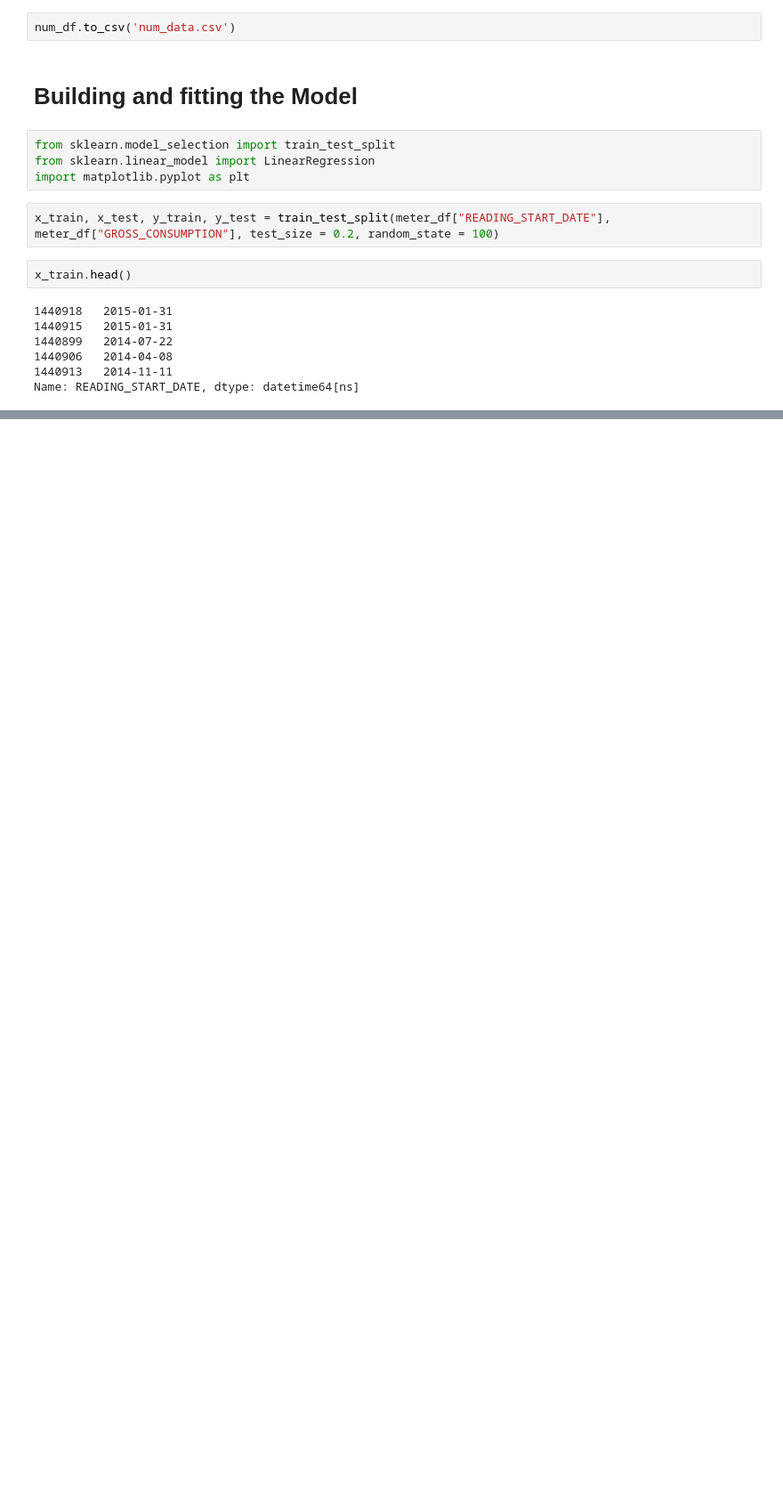
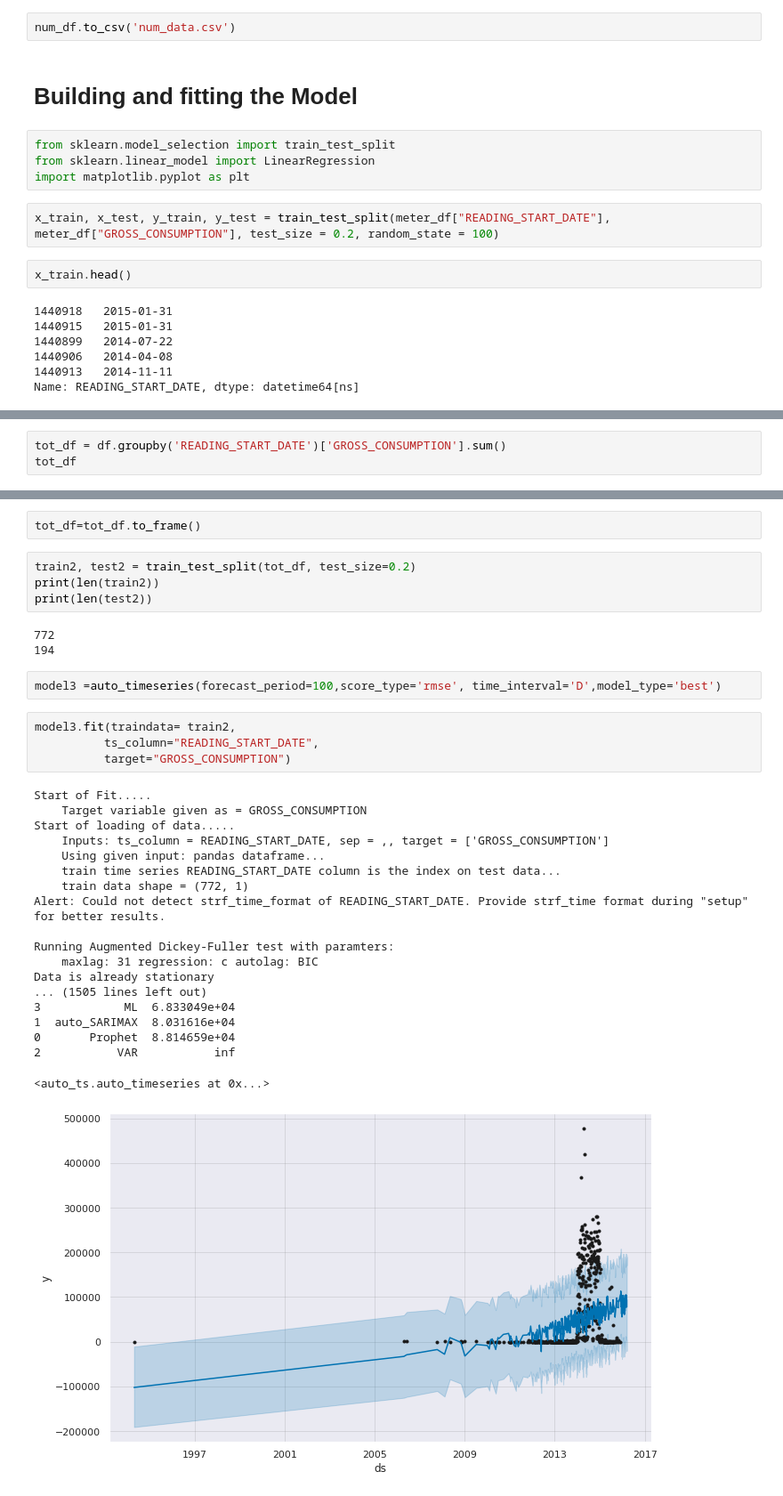
Before and after one commit to wiem-azzabi/Smart_Meter, a Jupyter notebook: water-meter2.ipynb, the cells around one changed output, grey strips where cells are left out. Shown at 89% size. Drawn from its saved outputs; the diff is of its cells as text; blank space fills up the shorter version.

```diff
--- a/water-meter2.ipynb
+++ b/water-meter2.ipynb
@@ -556,0 +601,3 @@ ModuleNotFoundError: No module named 'fbprophet'
+# %%
+tot_df = df.groupby('READING_START_DATE')['GROSS_CONSUMPTION'].sum()
+tot_df
@@ -556,0 +618,35 @@ ModuleNotFoundError: No module named 'fbprophet'
+# %%
+tot_df=tot_df.to_frame()
+# %%
+train2, test2 = train_test_split(tot_df, test_size=0.2)
+print(len(train2))
+print(len(test2))
+# %% [output]
+772
+194
+# %%
+model3 =auto_timeseries(forecast_period=100,score_type='rmse', time_interval='D',model_type='best')
+# %%
+model3.fit(traindata= train2,
+          ts_column="READING_START_DATE",
+          target="GROSS_CONSUMPTION")
+# %% [output]
+Start of Fit.....
+    Target variable given as = GROSS_CONSUMPTION
+Start of loading of data.....
+    Inputs: ts_column = READING_START_DATE, sep = ,, target = ['GROSS_CONSUMPTION']
+    Using given input: pandas dataframe...
+    train time series READING_START_DATE column is the index on test data...
+    train data shape = (772, 1)
+Alert: Could not detect strf_time_format of READING_START_DATE. Provide strf_time format during "setup" for better results.
+
+Running Augmented Dickey-Fuller test with paramters:
+    maxlag: 31 regression: c autolag: BIC
+Data is already stationary
+... (1505 lines left out)
+3            ML  6.833049e+04
+1  auto_SARIMAX  8.031616e+04
+0       Prophet  8.814659e+04
+2           VAR           inf
+<auto_ts.auto_timeseries at 0x...>
+[figure, added]
```
Also changed, not shown: parts of 40 cells of this notebook.
